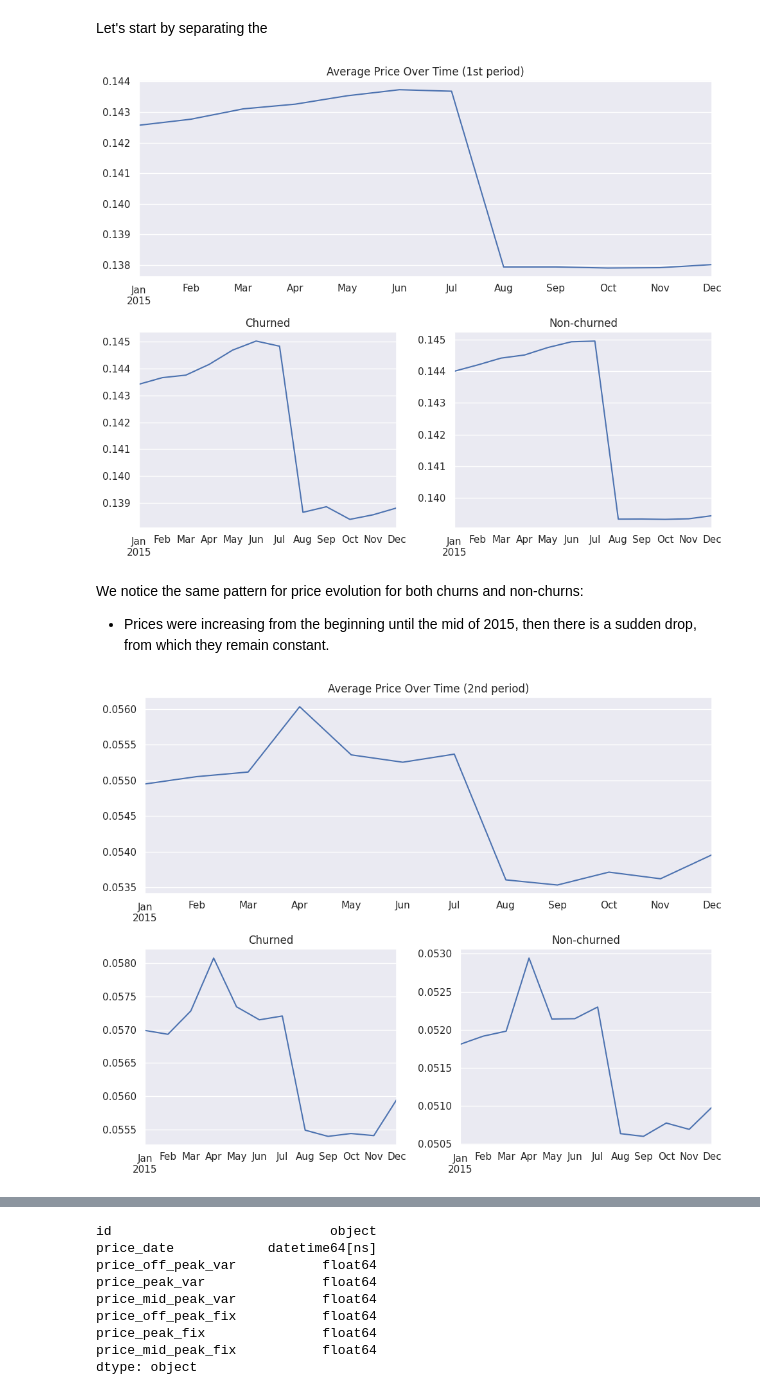
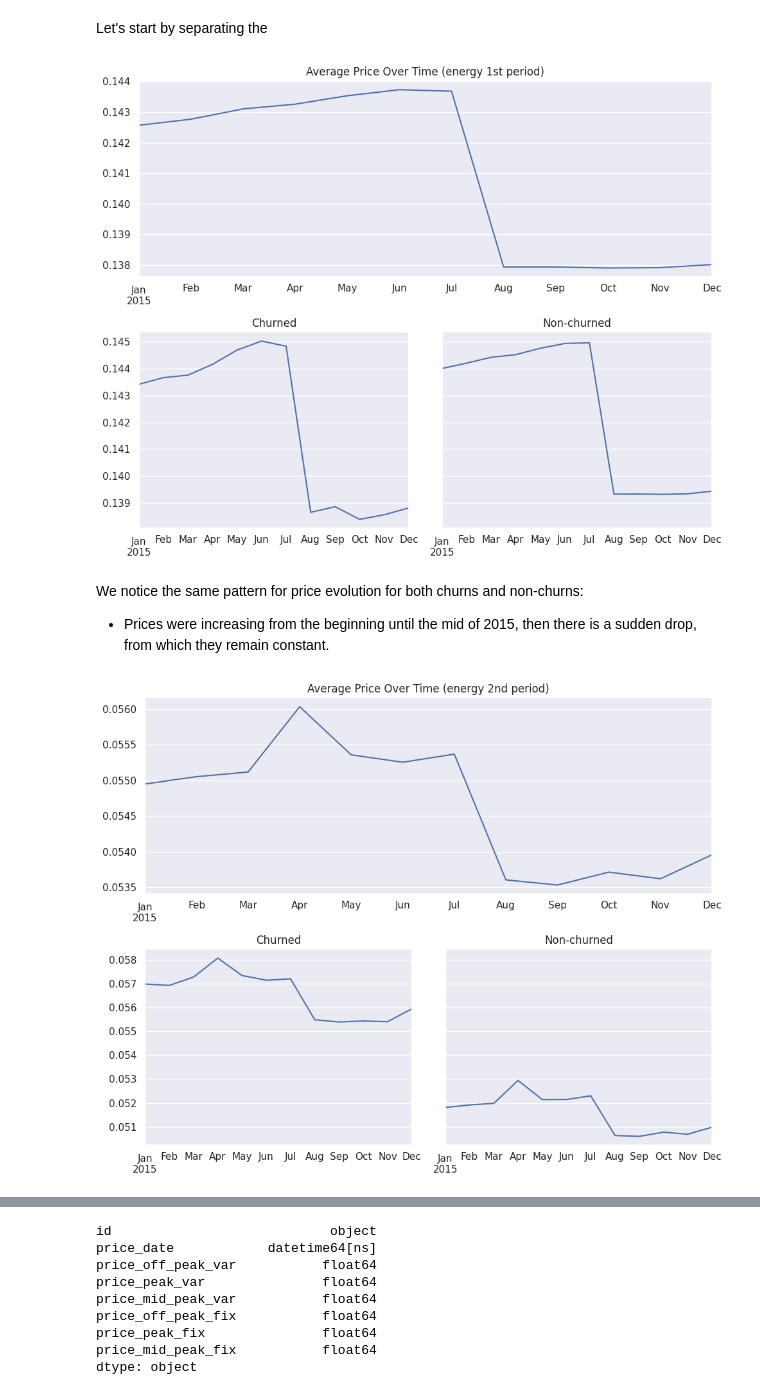
Before and after one commit to mnijadi/energy-company-customer-churn, a Jupyter notebook: notebooks/eda.ipynb, the cells around one changed output, grey strips where cells are left out. Saved outputs shown, nothing was run; the diff lists cells and outputs as text; code cells hidden in the pictures.

Commit message:
Explore more historical prices

```diff
--- a/notebooks/eda.ipynb
+++ b/notebooks/eda.ipynb
@@ -652,7 +652,7 @@ def plot_price_over_time(col, period, figname):
 
     ax1 = fig.add_subplot(gs[0, :])
     ax2 = fig.add_subplot(gs[1, 0])
-    ax3 = fig.add_subplot(gs[1, 1])
+    ax3 = fig.add_subplot(gs[1, 1], sharey=ax2)
 
     price_df.groupby('price_date')[col].mean().plot(ax=ax1, xlabel='')
     ax1.set_title(f'Average Price Over Time ({period} period)')
@@ -667,14 +667,14 @@ def plot_price_over_time(col, period, figname):
     plt.savefig(f'../figures/{figname}.png')
     plt.show()
 # %%
-plot_price_over_time('price_off_peak_var', '1st', 'price_1st_period_over_time')
+plot_price_over_time('price_off_peak_var', 'energy 1st', 'price_1st_period_over_time')
 # %% [output]
-[figure, old version]
+[figure, new version]
 # %% [markdown]
 We notice the same pattern for price evolution for both churns and non-churns:
 - Prices were increasing from the beginning until the mid of 2015, then there is a sudden drop, from which they remain constant.
 # %%
-plot_price_over_time('price_peak_var', '2nd', 'price_2nd_period_over_time')
+plot_price_over_time('price_peak_var', 'energy 2nd', 'price_2nd_period_over_time')
 # %% [output]
-[figure, old version]
+[figure, new version]
 # %%
```
Also changed, not shown: parts of 6 cells of this notebook, 6 other files.
